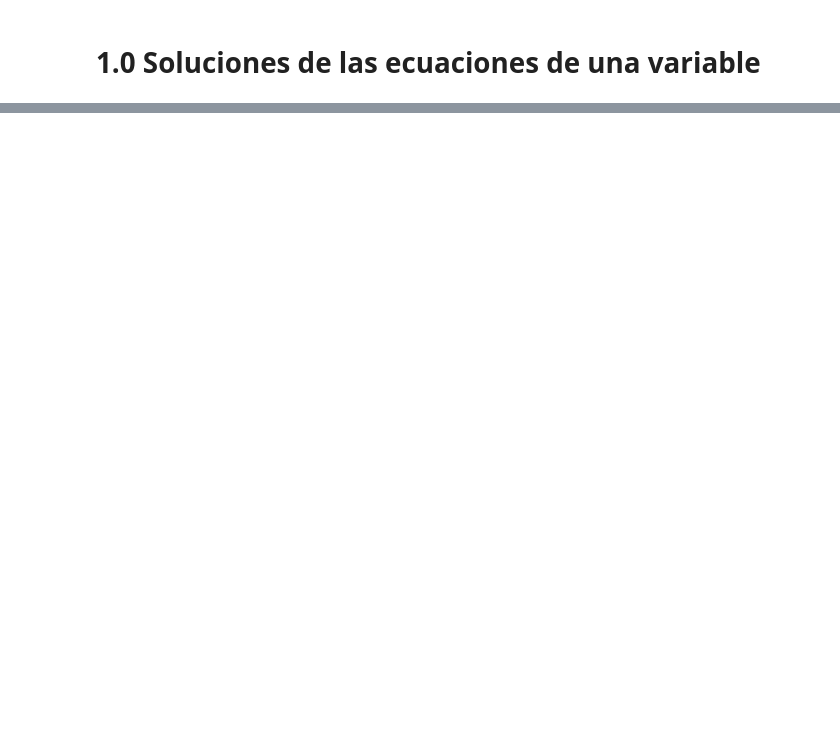
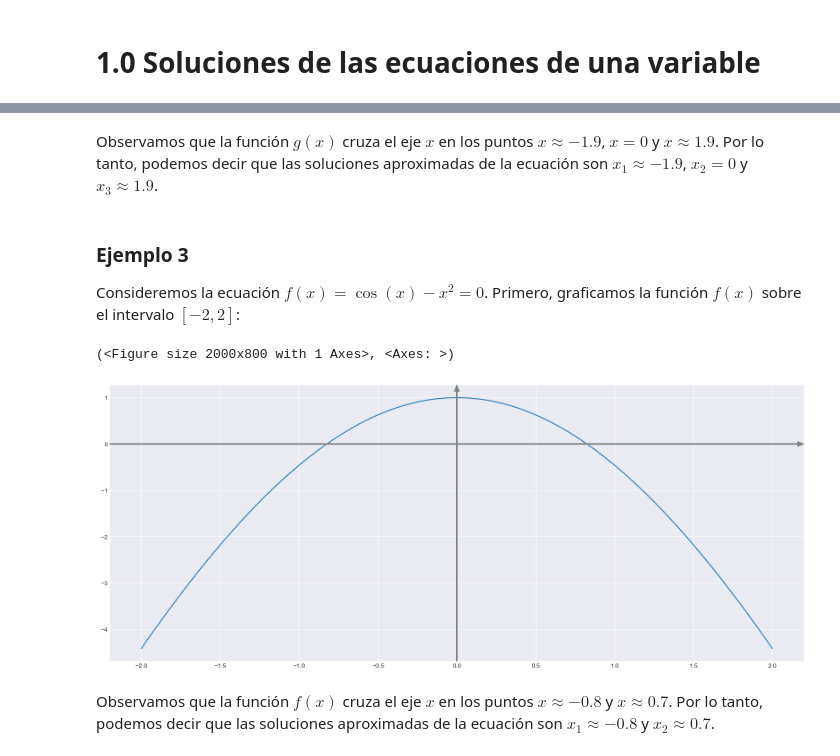
Before and after one commit to caramirezs/MetNum_librodigital, a Jupyter notebook: 1_Ecuaciones_de_una_variable/1.0_Soluciones_ecuaciones_una_variable.ipynb, the cells around one changed output, grey strips where cells are left out. Cells and saved outputs as stored; diff of their text form; code cells hidden in the pictures; blank space fills up the shorter version.

```diff
--- a/1_Ecuaciones_de_una_variable/1.0_Soluciones_ecuaciones_una_variable.ipynb
+++ b/1_Ecuaciones_de_una_variable/1.0_Soluciones_ecuaciones_una_variable.ipynb
@@ -175,0 +104,13 @@ Notemos que este método no nos permite realmente identificar las soluciones de
+# %% [markdown]
+Observamos que la función $g(x)$ cruza el eje $x$ en los puntos $x \approx -1.9$, $x = 0$ y $x \approx 1.9$. Por lo tanto, podemos decir que las soluciones aproximadas de la ecuación son $x_1 \approx -1.9$, $x_2  = 0$ y $x_3 \approx 1.9$.
+# %% [markdown]
+### Ejemplo 3
+Consideremos la ecuación $f(x) = \cos(x) - x^2 = 0$. Primero, graficamos la función $f(x)$ sobre el intervalo $[-2, 2]$:
+# %%
+h = lambda x: np.cos(x) - x**2
+graficar(h, -2, 2)
+# %% [output]
+(<Figure size 2000x800 with 1 Axes>, <Axes: >)
+[figure, added]
+# %% [markdown]
+Observamos que la función $f(x)$ cruza el eje $x$ en los puntos $x \approx -0.8$ y $x \approx 0.7$. Por lo tanto, podemos decir que las soluciones aproximadas de la ecuación son $x_1 \approx -0.8$ y $x_2 \approx 0.7$.
```
Also changed, not shown: parts of 17 cells of this notebook, 2 other files.
